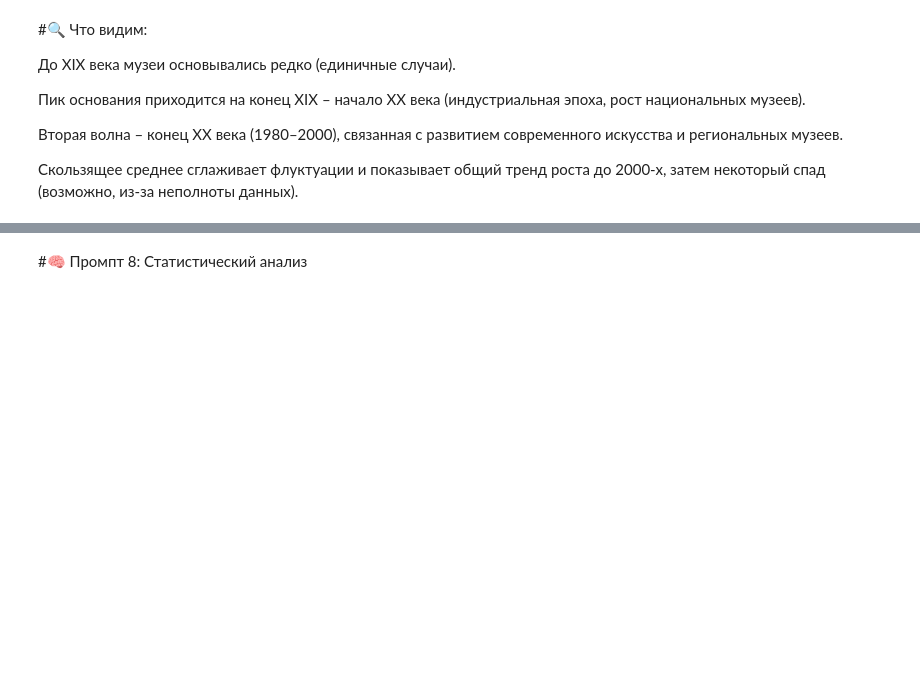
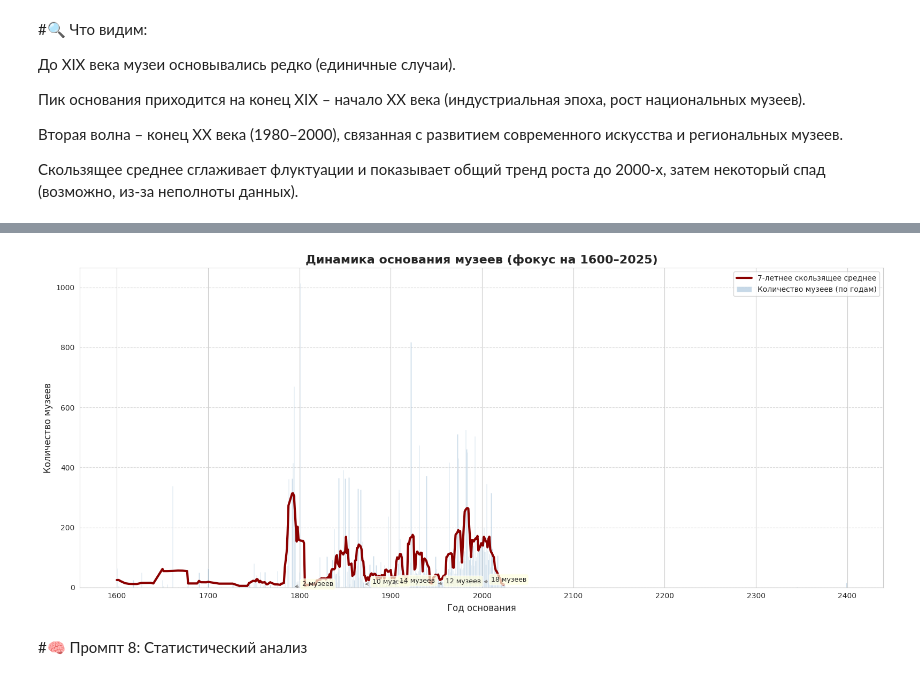
Before and after one commit to yana-moshnikova/python-ai-moshnikova-yana, a Jupyter notebook: notebooks/week3_visualization.ipynb, the cells around one changed output, grey strips where cells are left out. Saved outputs shown, nothing was run; the diff lists cells and outputs as text; code cells hidden in the pictures; blank space fills up the shorter version.

```diff
--- a/notebooks/week3_visualization.ipynb
+++ b/notebooks/week3_visualization.ipynb
@@ -525,3 +390,62 @@ fig1.show()
+# %%
+# График 2: Линейный график основания музеев
+# Смещаем фокус на период с 1600 года
+
+# Подготовка данных
+df_years = df_museum[df_museum['inceptionYear'] > 1000].copy()
+yearly_counts = df_years['inceptionYear'].value_counts().sort_index()
+
+# Сглаживание (7-летнее окно)
+window = 7
+yearly_smooth = yearly_counts.rolling(window=window, center=True).mean()
+
+# Обрезаем до интересующего периода
+yearly_counts_plot = yearly_counts[yearly_counts.index >= 1600]
+yearly_smooth_plot = yearly_smooth[yearly_smooth.index >= 1600]
+
+plt.figure(figsize=(16, 7))
+
+# Баровый график для исходных данных
+plt.bar(
+    yearly_counts_plot.index,
+    yearly_counts_plot.values,
+    alpha=0.3,
+    color='steelblue',
+    label='Количество музеев (по годам)',
+    width=0.8
+)
+
+# Линия сглаживания
+plt.plot(
+    yearly_smooth_plot.index,
+    yearly_smooth_plot.values,
+    color='darkred',
+    linewidth=3,
+    label=f'{window}-летнее скользящее среднее'
+)
+
+# Выделим особенно важные годы (можно подписать вручную, но для автоматики оставим так)
+peaks = [(1793, 2), (1870, 10), (1900, 14), (1950, 12), (2000, 18)]
+for x, y in peaks:
+    if x in yearly_counts_plot.index and y <= yearly_counts_plot.max():
+        plt.annotate(
+            f'{int(y)} музеев',
+            xy=(x, y),
+            xytext=(x+10, y+2),
+            arrowprops=dict(arrowstyle='->', color='gray'),
+            fontsize=9,
+            bbox=dict(boxstyle='round', fc='lightyellow', alpha=0.7)
+        )
+
+plt.xlabel('Год основания', fontsize=12)
+plt.ylabel('Количество музеев', fontsize=12)
+plt.title('Динамика основания музеев (фокус на 1600–2025)', fontsize=16, fontweight='bold')
+plt.legend()
+plt.grid(axis='y', linestyle='--', alpha=0.7)
+plt.tight_layout()
+plt.show()
+# %% [output]
+[figure, added]
 # %% [markdown]
 #🧠 Промпт 8: Статистический анализ
 # %% [markdown]
```
Also changed, not shown: parts of 62 cells of this notebook.
